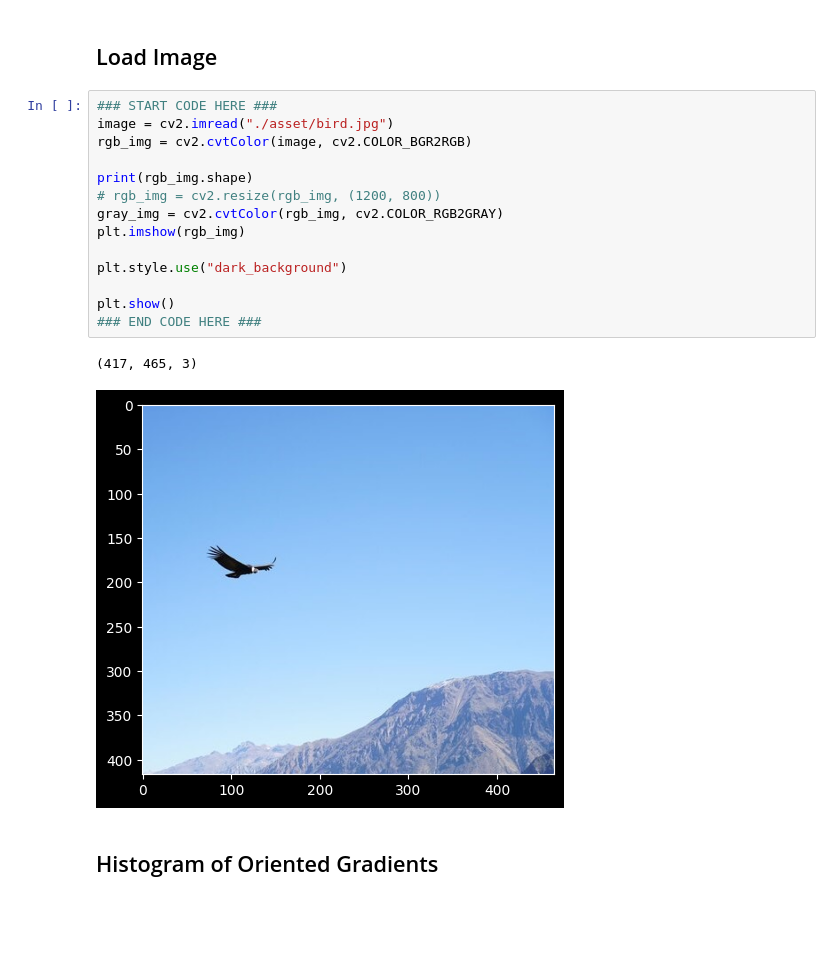
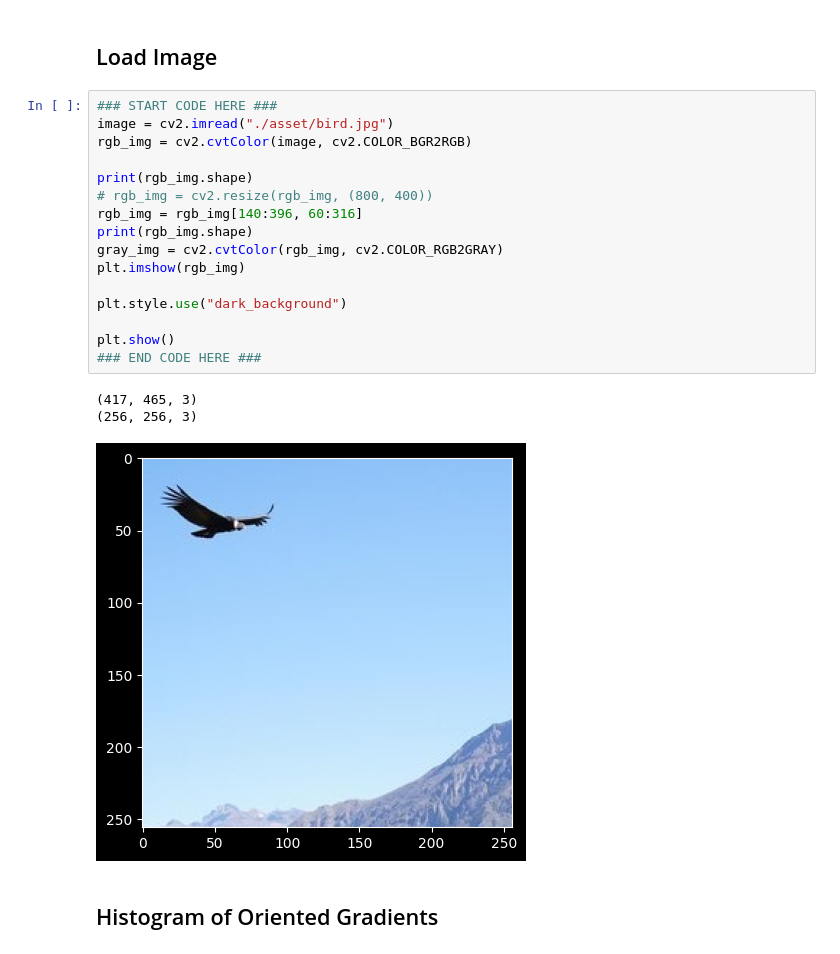
Before and after one commit to pomneii/Image-Processing, a Jupyter notebook: Lab3_Image-Segmentation/Lab3_Image Segmentation.ipynb, the cells around one changed output. Saved outputs shown, nothing was run; the diff lists cells and outputs as text; blank space fills up the shorter version.

```diff
--- a/Lab3_Image-Segmentation/Lab3_Image Segmentation.ipynb
+++ b/Lab3_Image-Segmentation/Lab3_Image Segmentation.ipynb
@@ -24,20 +27,23 @@ import random
 # %%
 ### START CODE HERE ###
 image = cv2.imread("./asset/bird.jpg")
 rgb_img = cv2.cvtColor(image, cv2.COLOR_BGR2RGB)
 
 print(rgb_img.shape)
-# rgb_img = cv2.resize(rgb_img, (1200, 800))
+# rgb_img = cv2.resize(rgb_img, (800, 400))
+rgb_img = rgb_img[140:396, 60:316]
+print(rgb_img.shape)
 gray_img = cv2.cvtColor(rgb_img, cv2.COLOR_RGB2GRAY)
 plt.imshow(rgb_img)
 
 plt.style.use("dark_background")
 
 plt.show()
 ### END CODE HERE ###
 # %% [output]
 (417, 465, 3)
+(256, 256, 3)
-[figure, old version]
+[figure, new version]
 # %% [markdown]
 ## Histogram of Oriented Gradients
 # %% [markdown]
```
Also changed, not shown: parts of 9 cells of this notebook.
